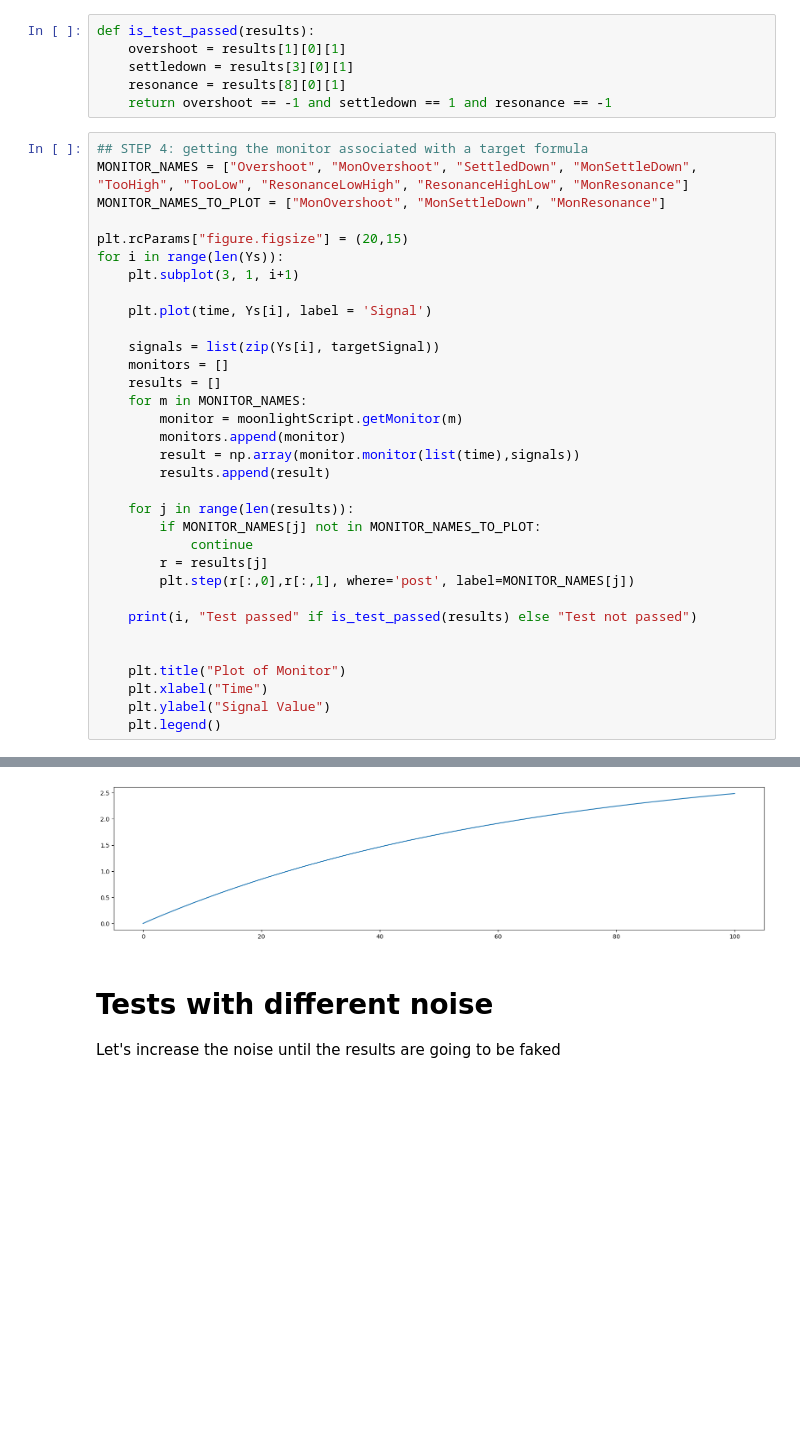
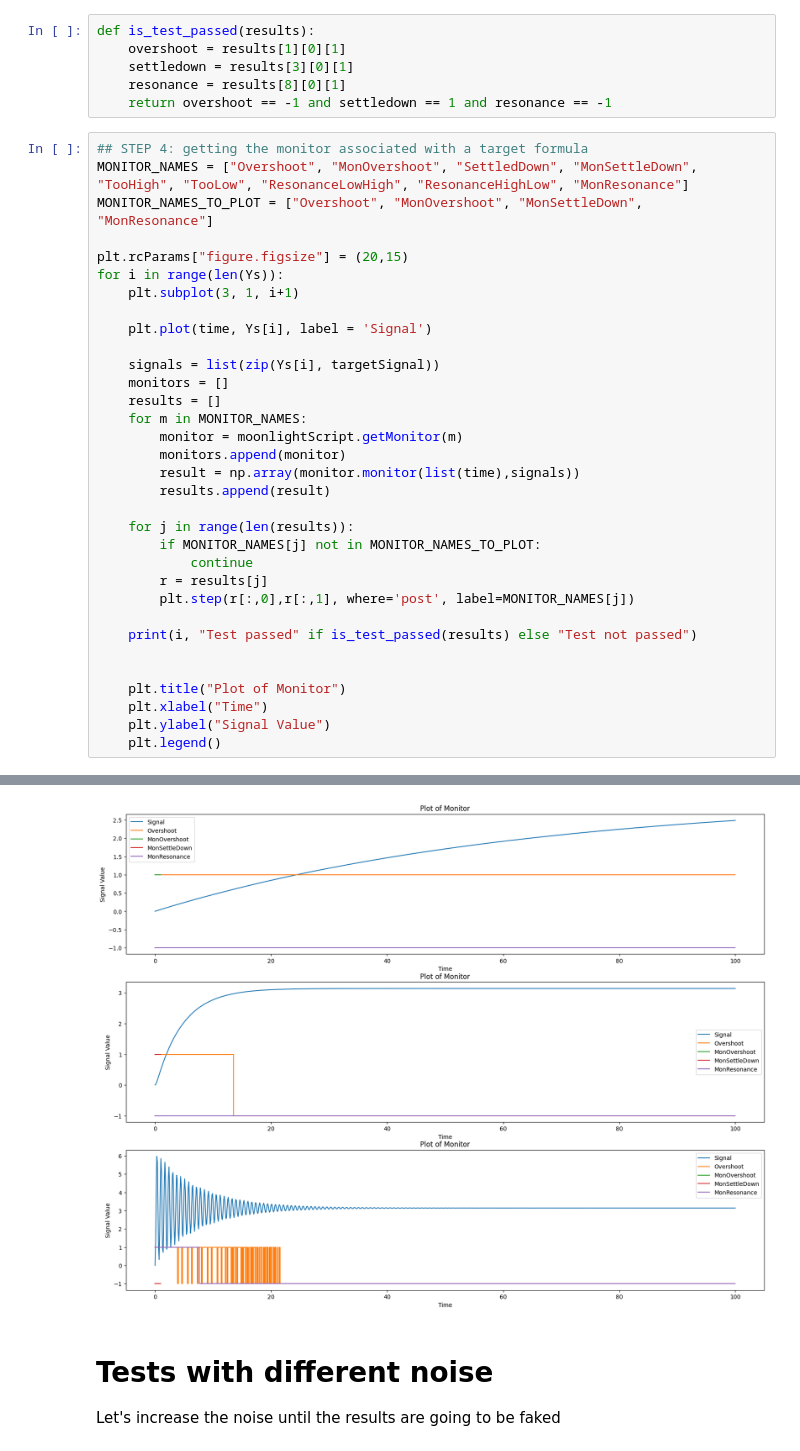
Before and after one commit to albertoZurini/UNITS-CPS-Project, a Jupyter notebook: main_working.ipynb, the cells around one changed output, grey strips where cells are left out. Cells and saved outputs as stored; diff of their text form; blank space fills up the shorter version.

```diff
--- a/main_working.ipynb
+++ b/main_working.ipynb
@@ -155,7 +157,7 @@ def is_test_passed(results):
 # %%
 ## STEP 4: getting the monitor associated with a target formula
 MONITOR_NAMES = ["Overshoot", "MonOvershoot", "SettledDown", "MonSettleDown", "TooHigh", "TooLow", "ResonanceLowHigh", "ResonanceHighLow", "MonResonance"]
-MONITOR_NAMES_TO_PLOT = ["MonOvershoot", "MonSettleDown", "MonResonance"]
+MONITOR_NAMES_TO_PLOT = ["Overshoot", "MonOvershoot", "MonSettleDown", "MonResonance"]
 
 plt.rcParams["figure.figsize"] = (20,15)
 for i in range(len(Ys)):
@@ -190,4 +194,4 @@ JavaException: JVM exception occurred: Monitor Overshoot is unknown. java.lang.I
-[figure, old version]
+[figure, new version]
 # %% [markdown]
 # Tests with different noise
 
```
Also changed, not shown: parts of 5 cells of this notebook.
